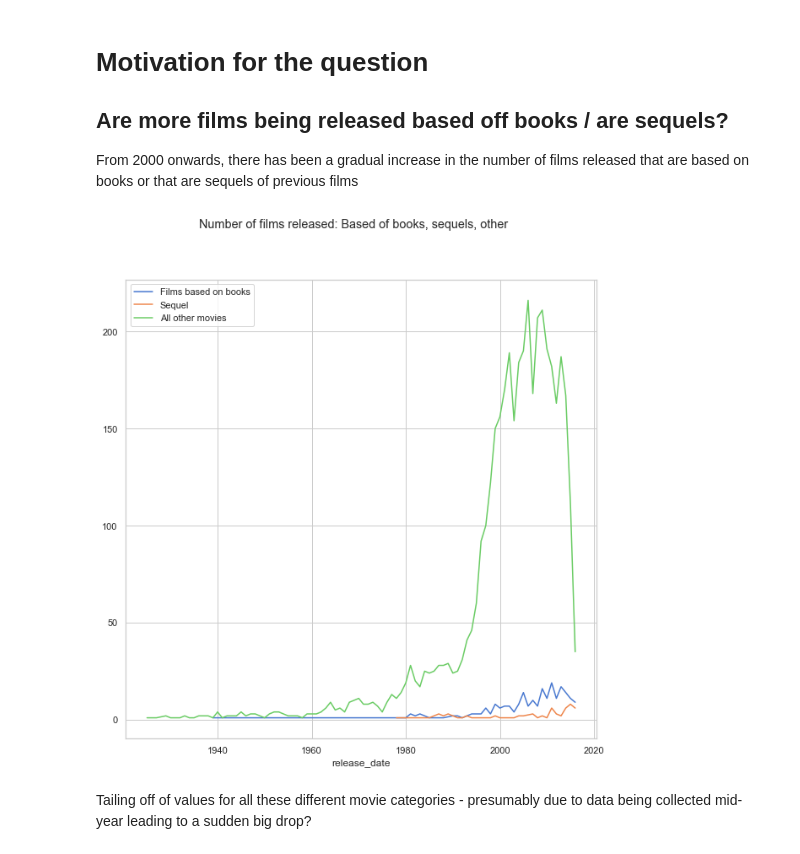
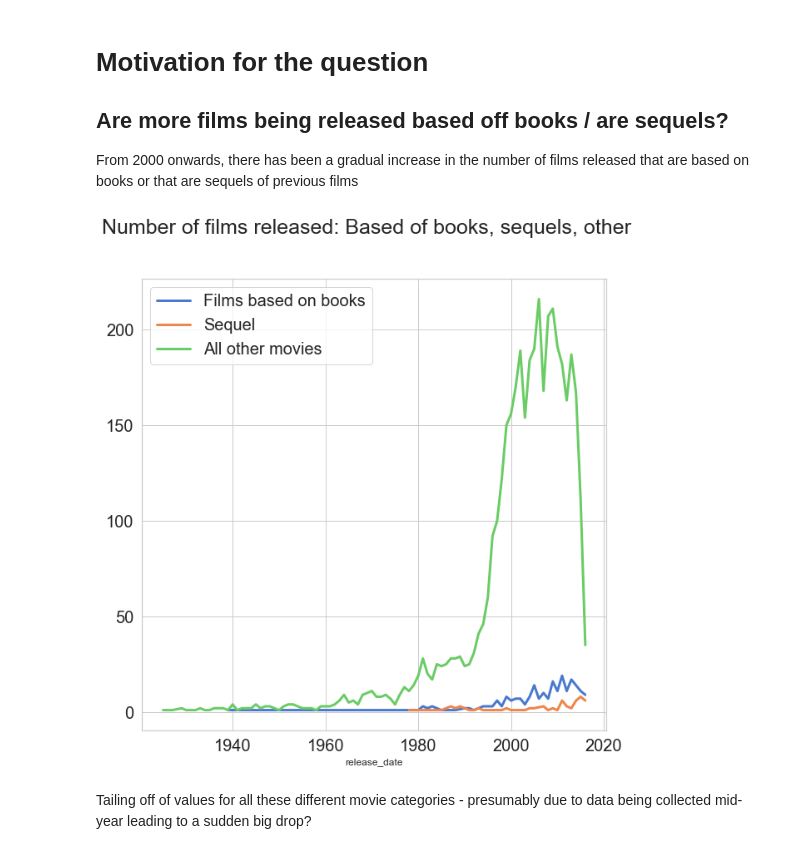
Before and after one commit to dluo96/datatonic-challenge, a Jupyter notebook: data-visualisation/Category_plots.ipynb, the cells around one changed output. Drawn from its saved outputs; the diff is of its cells as text; code cells hidden in the pictures.

Commit message:
notebook with easier to read figures

```diff
--- a/data-visualisation/Category_plots.ipynb
+++ b/data-visualisation/Category_plots.ipynb
@@ -12,6 +12,8 @@ import pickle
 import json
 import os
 sns.set(style="whitegrid")
+
+pltfontsize = 20
 # %%
 pd.options.display.max_rows = 10
 # plot colours
@@ -45,19 +47,23 @@ df_datetime = df_withreleasedate["release_date"].astype("datetime64")
 # %%
 # Figure showing an the increase in movies based off books and sequels
 #df.groupby([df["date"].dt.year, df["date"].dt.month]).count().plot(kind="bar")
 f, (axes) = plt.subplots(1,1, figsize=(10,10))
 
 
-df_datetime.groupby([df_datetime.iloc[book_inds_releasedate].dt.year]).count().plot(kind="line", ax=axes)
+df_datetime.groupby([df_datetime.iloc[book_inds_releasedate].dt.year]).count().\
+        plot(kind="line", ax=axes, linewidth=3)
 
-df_datetime.groupby([df_datetime.iloc[sequel_inds_releasedate].dt.year]).count().plot(kind="line", ax=axes)
-df_datetime.groupby([df_datetime.iloc[notbook_notsequel_releasedate_inds].dt.year]).count().plot(kind="line", ax=axes)
+df_datetime.groupby([df_datetime.iloc[sequel_inds_releasedate].dt.year]).count().\
+        plot(kind="line", ax=axes, linewidth=3)
+df_datetime.groupby([df_datetime.iloc[notbook_notsequel_releasedate_inds].dt.year]).count().\
+plot(kind="line", ax=axes, linewidth=3)
 
-axes.legend(["Films based on books", "Sequel", "All other movies"]);
-f.suptitle('Number of films released: Based of books, sequels, other')
+axes.legend(["Films based on books", "Sequel", "All other movies"], fontsize=pltfontsize);
+f.suptitle('Number of films released: Based of books, sequels, other', fontsize=pltfontsize+5)
+axes.tick_params(labelsize=pltfontsize)
 plt.savefig(plot_dir+"categoryplots_releasedate_books-sequels-other.png")
 # %% [output]
-[figure, old version]
+[figure, new version]
 # %% [markdown]
 Tailing off of values for all these different movie categories - presumably due to data being collected mid-year leading to a sudden big drop?
 # %% [markdown]
```
Also changed, not shown: parts of 5 cells of this notebook, 6 other files.
